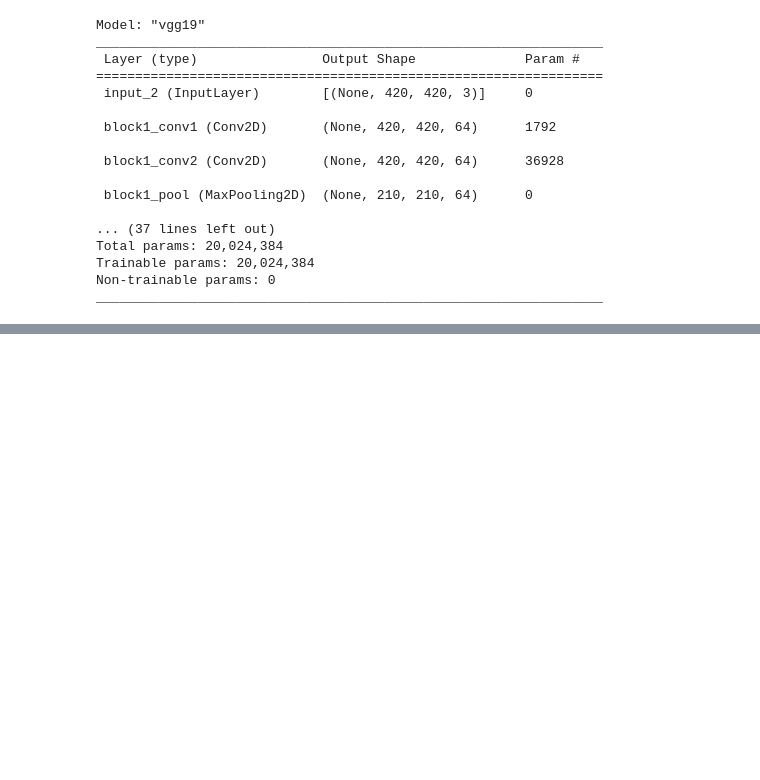
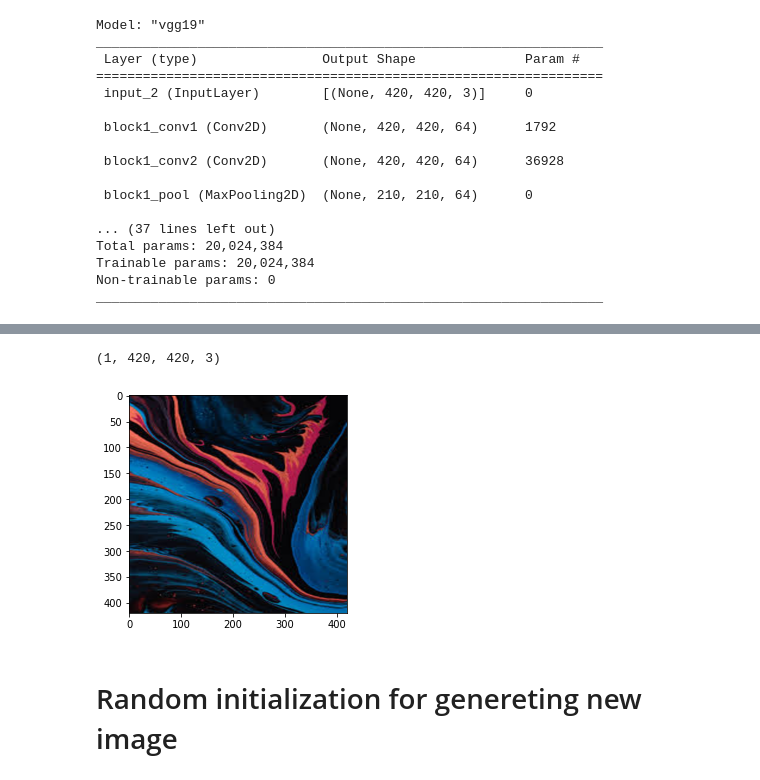
Before and after one commit to sftSalman/NeuroART, a Jupyter notebook: Image_transformation_using__neural_style.ipynb, the cells around one changed output, grey strips where cells are left out. Cells and saved outputs as stored; diff of their text form; code cells hidden in the pictures; blank space fills up the shorter version.

```diff
--- a/Image_transformation_using__neural_style.ipynb
+++ b/Image_transformation_using__neural_style.ipynb
@@ -245,0 +393,12 @@ _________________________________________________________________
+# %%
+style_image =  np.array(style_img.resize((img_size, img_size)))
+style_image = tf.constant(np.reshape(style_image, ((1,) + style_image.shape)))
+
+print(style_image.shape)
+imshow(style_image[0])
+plt.show()
+# %% [output]
+(1, 420, 420, 3)
+[figure, added]
+# %% [markdown]
+# Random initialization for genereting new image
```
Also changed, not shown: parts of 31 cells of this notebook.
